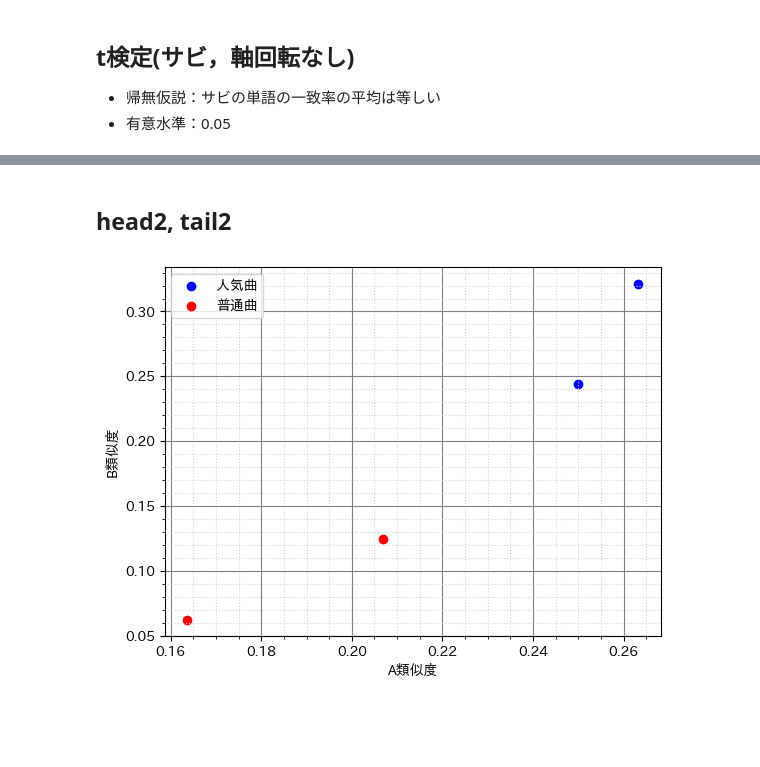
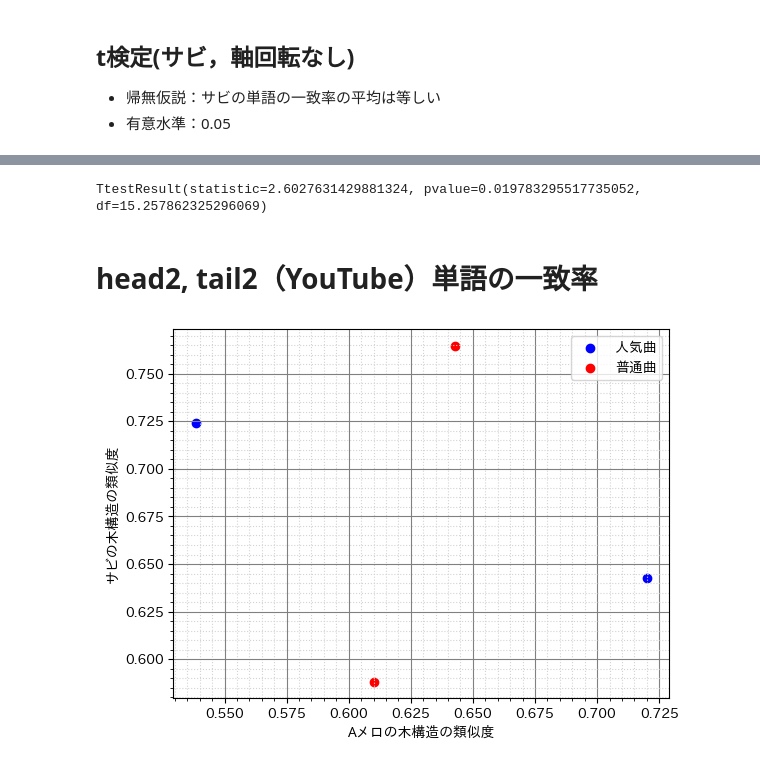
Before and after one commit to tsubasasugawara/lyrics_melody_analyzer, a Jupyter notebook: notebooks/GReeeeN.ipynb, the cells around one changed output, grey strips where cells are left out. Drawn from its saved outputs; the diff is of its cells as text; code cells hidden in the pictures; blank space fills up the shorter version.

```diff
--- a/notebooks/GReeeeN.ipynb
+++ b/notebooks/GReeeeN.ipynb
@@ -95,15 +69,11 @@ TtestResult(statistic=2.107421138570833, pvalue=0.04962899679596903, df=17.68481
+# %%
+sorted_rates_ts = nb.preparing_ttest(rates_ts, nb.SPOTIFY)
+stats.ttest_ind(sorted_rates_ts["pop"][nb.RATE_S], sorted_rates_ts["unpop"][nb.RATE_S], equal_var=False)
+# %% [output]
+TtestResult(statistic=2.6027631429881324, pvalue=0.019783295517735052, df=15.257862325296069)
 # %% [markdown]
-## head2, tail2
+# head2, tail2（YouTube）単語の一致率
-# %%
-sorted_rates = rates_ts.dropna(subset=["youtube_url"]).sort_values("youtube_play_times", ascending=False)
-plt.scatter(x=RATE_A, y=RATE_S, data=sorted_rates.head(2), color='blue', label='人気曲')
-plt.scatter(x=RATE_A, y=RATE_S, data=sorted_rates.tail(2), color='red', label='普通曲')
-
-plt.xlabel("A類似度")
-plt.ylabel("B類似度")
-plt.legend()
-plt.minorticks_on()
-plt.grid(which='major', color='gray', linestyle='solid')
-plt.grid(which='minor', color='lightgray', linestyle='dotted')
-# %% [output]
-[figure, removed]
+# %%
+nb.head_tail(rates_wmr, nb.YOUTUBE, "Aメロの木構造の類似度", "サビの木構造の類似度")
+# %% [output]
+[figure, added]
```
Also changed, not shown: parts of 27 cells of this notebook, 18 other files.
